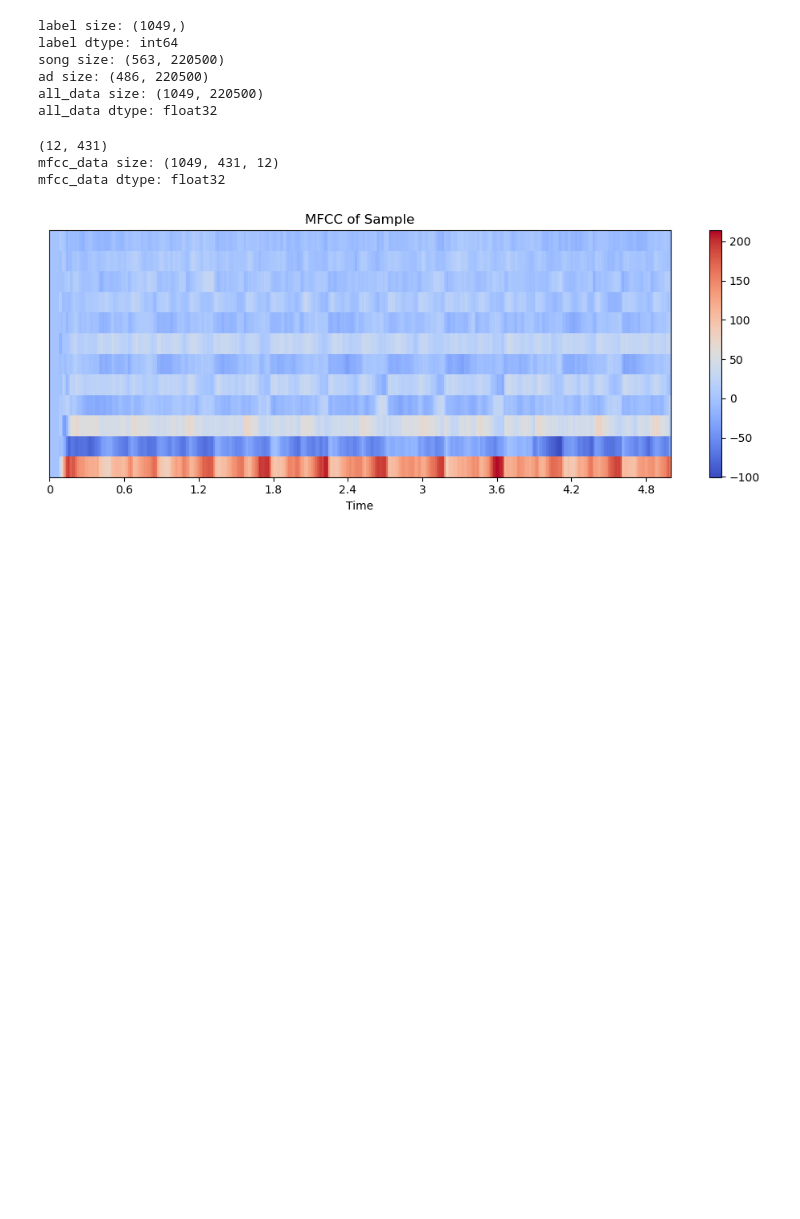
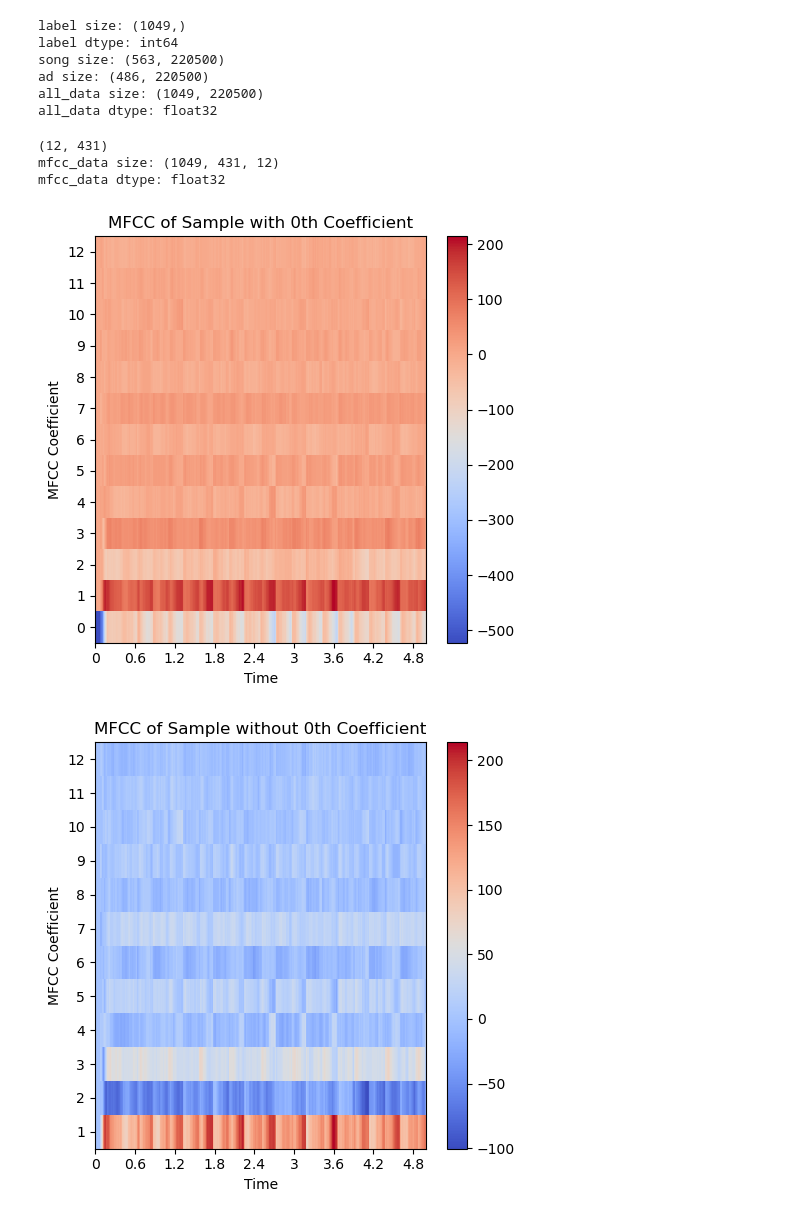
Before and after one commit to sion23/radio-adblock, a Jupyter notebook: generate_data_py.ipynb, the cells around one changed output. Saved outputs shown, nothing was run; the diff lists cells and outputs as text; code cells hidden in the pictures; blank space fills up the shorter version.

```diff
--- a/generate_data_py.ipynb
+++ b/generate_data_py.ipynb
@@ -88,28 +88,44 @@ all_data dtype: float32
 # %%
 # get mfccs
 numCoeffs = 12 # we discard the first coeff
 temp_mfcc = librosa.feature.mfcc(y=all_data[0], sr=sr, n_mfcc=(numCoeffs+1))
 temp_mfcc = temp_mfcc[1:]
 print(temp_mfcc.shape)
 mfcc_data = np.empty((all_data.shape[0], temp_mfcc.shape[1], temp_mfcc.shape[0]), dtype=np.float32)
 print(f"mfcc_data size: {mfcc_data.shape}")
 print(f"mfcc_data dtype: {mfcc_data.dtype}")
 
 for i, value in enumerate(all_data):
     temp_mfcc = librosa.feature.mfcc(y=value, sr=sr, n_mfcc=(numCoeffs+1))
     temp_mfcc = temp_mfcc[1:]
     mfcc_data[i] = temp_mfcc.T
-plt.figure(figsize=(10, 4))
+
+temp_mfcc = librosa.feature.mfcc(y=all_data[0], sr=sr, n_mfcc=(numCoeffs+1))
+plt.figure(figsize=(5, 5))
+librosa.display.specshow(temp_mfcc, x_axis='time', sr=sr)
+plt.yticks(np.arange(0, numCoeffs + 1), np.arange(0, numCoeffs + 1))
+plt.ylabel('MFCC Coefficient')
+plt.colorbar()
+plt.title('MFCC of Sample with 0th Coefficient')
+plt.tight_layout()
+plt.savefig(os.path.join("graphics", "coeff_0_with.png"), transparent=True)
+plt.show()
+
+plt.figure(figsize=(5, 5))
 librosa.display.specshow(mfcc_data[0].T, x_axis='time', sr=sr)
+plt.yticks(np.arange(0, numCoeffs), np.arange(1, numCoeffs + 1))
+plt.ylabel('MFCC Coefficient')
 plt.colorbar()
-plt.title('MFCC of Sample')
+plt.title('MFCC of Sample without 0th Coefficient')
 plt.tight_layout()
+plt.savefig(os.path.join("graphics", "coeff_0_without.png"), transparent=True)
 plt.show()
 # %% [output]
 (12, 431)
 mfcc_data size: (1049, 431, 12)
 mfcc_data dtype: float32
-[figure, old version]
+[figure, new version]
+[figure, added]
 # %%
 # get delta and delta-delta features
 temp_delta = librosa.feature.delta(mfcc_data[0].T)
```
Also changed, not shown: parts of 3 cells of this notebook, 4 other files.
